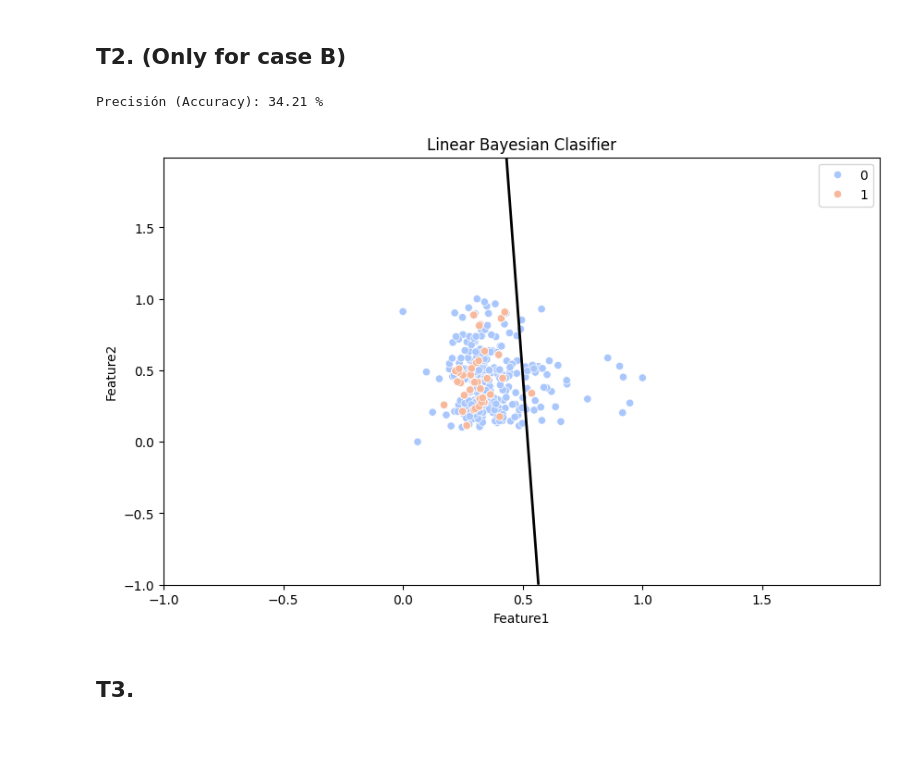
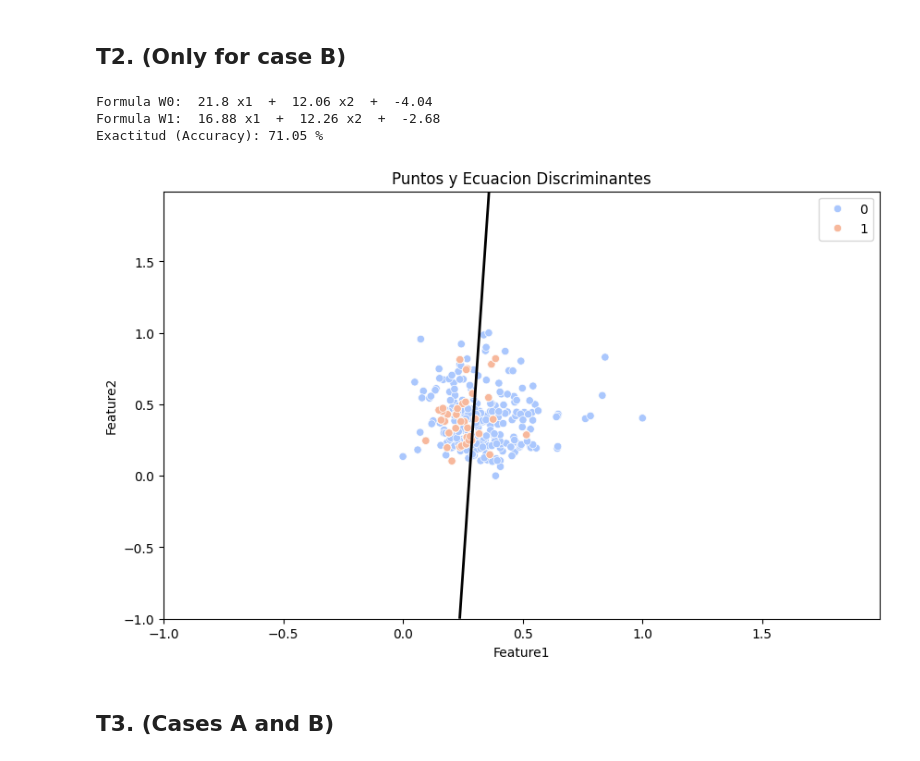
Before and after one commit to pedromartip/Supervised-Learning, a Jupyter notebook: Handout#2.ipynb, the cells around one changed output. Saved outputs shown, nothing was run; the diff lists cells and outputs as text; code cells hidden in the pictures.

```diff
--- a/Handout#2.ipynb
+++ b/Handout#2.ipynb
@@ -16,5 +25,5 @@ from sklearn.metrics import accuracy_score
 # %%
-df = pd.read_csv('ds07.csv')
+df = pd.read_csv('ds03.csv')
 df
 # %% [output]
 |  | danceability | energy | key | loudness | mode | speechiness | acousticness | instrumentalness | ... |
@@ -165,23 +190,13 @@ plt.show()
 # %% [markdown]
 ## T2. (Only for case B)
 # %%
-# Dividir los datos en conjuntos de entrenamiento y prueba
-dfB_Train, dfB_Test = train_test_split(dfB, test_size=0.3, random_state=100)
-
-# Separamos las clases
-dfW0 = dfB_Train[dfB_Train['class'] == 0].drop('class', axis=1)
-dfW1 = dfB_Train[dfB_Train['class'] == 1].drop('class', axis=1)
-
-# Calculamos la media de cada caracteristica de cada clase
-meanW0 = np.array([dfW0['Feature1'].mean() , dfW0['Feature2'].mean()])
-meanW1 = np.array([dfW1['Feature1'].mean() , dfW1['Feature2'].mean()])
 
 #Calculamos una sola matriz para todas las clases
-covMatrix = np.cov(dfB_Train.drop('class', axis=1), rowvar=False)
+covMatrix2Class = np.cov(dfB_Train.drop('class', axis=1), rowvar=False)
 
 #CREAMOS LA FUNCION DISCRIMINANTE
 prior = 0.5  # Clases equiprobables
-c = - 0.5 * np.log(det(covMatrix)) - np.log(2*math.pi)
+c = - 0.5 * np.log(det(covMatrix2Class)) - np.log(2*math.pi)
 
 # Calculamos las predicciones de cada una de las variables de Test
 
@@ -190,8 +205,8 @@ y = np.array(dfB_Test['class'])
 predictions = []
 
 for i in range(len(X)):
-    g0 = -0.5 * X[i].T @ inv(covMatrix) @ X[i] + 0.5 * X[i].T @ inv(covMatrix) @ meanW0 + 0.5 * meanW0.T @ inv(covMatrixW0) @ X[i] - 0.5 * meanW0.T @ inv(covMatrixW0) @ meanW0 + np.log(prior) + c
-    g1 = -0.5 * X[i].T @ inv(covMatrix) @ X[i] + 0.5 * X[i].T @ inv(covMatrix) @ meanW1 + 0.5 * meanW1.T @ inv(covMatrixW1) @ X[i] - 0.5 * meanW1.T @ inv(covMatrixW1) @ meanW1 + np.log(prior) + c
+    g0 = -0.5 * X[i].T @ inv(covMatrix2Class) @ X[i] + 0.5 * X[i].T @ inv(covMatrix2Class) @ meanW0 + 0.5 * meanW0.T @ inv(covMatrix2Class) @ X[i] - 0.5 * meanW0.T @ inv(covMatrix2Class) @ meanW0 + np.log(prior) + c
+    g1 = -0.5 * X[i].T @ inv(covMatrix2Class) @ X[i] + 0.5 * X[i].T @ inv(covMatrix2Class) @ meanW1 + 0.5 * meanW1.T @ inv(covMatrix2Class) @ X[i] - 0.5 * meanW1.T @ inv(covMatrix2Class) @ meanW1 + np.log(prior) + c
 
     if g0 > g1:
         predictions.append(0)
@@ -199,40 +214,58 @@ for i in range(len(X)):
         predictions.append(1)
 
 
+# Para obtener la formula
+    #Sacamos el determinante de la matriz
+detcovMatrix = np.linalg.det(covMatrix2Class)
+
+    # Obtenemos los valores de:
+A0, B0, C0, D0, E0, F0 = calculateCoeff(covMatrix2Class,meanW0, c)
+
+print('Formula W0: ',D0.round(2),'x1  + ',E0.round(2),'x2  + ',F0.round(2))
+
+    # Obtenemos los valores de:
+A1, B1, C1, D1, E1, F1 = calculateCoeff(covMatrix2Class,meanW1, c)
+
+print('Formula W1: ',D1.round(2),'x1  + ',E1.round(2),'x2  + ',F1.round(2))
+
+
+
 #Calculamos la precision del modelo
 accuracy = accuracy_score(y, predictions)
-print('Precisión (Accuracy):', (accuracy*100).round(2),'%')
+print('Exactitud (Accuracy):', (accuracy*100).round(2),'%')
 # %% [output]
-Precisión (Accuracy): 34.21 %
+Formula W0:  21.8 x1  +  12.06 x2  +  -4.04
+Formula W1:  16.88 x1  +  12.26 x2  +  -2.68
+Exactitud (Accuracy): 71.05 %
 # %%
 # Crea una malla de puntos para la visualización
 x_min, x_max = dfB['Feature1'].min() - 1, dfB['Feature1'].max() + 1
 y_min, y_max = dfB['Feature2'].min() - 1, dfB['Feature2'].max() + 1
 xx, yy = np.meshgrid(np.arange(x_min, x_max, 0.01), np.arange(y_min, y_max, 0.01))
 
 # Calcula las funciones discriminantes para cada punto en la malla
 Z0 = np.zeros_like(xx)
 Z1 = np.zeros_like(xx)
 
 for i in range(xx.shape[0]):
     for j in range(xx.shape[1]):
         point = np.array([xx[i, j], yy[i, j]])
-        g0 = -0.5 * point.T @ inv(covMatrix) @ point + 0.5 * point.T @ inv(covMatrix) @ meanW0 + 0.5 * meanW0.T @ inv(covMatrix) @ point - 0.5 * meanW0.T @ inv(covMatrix) @ meanW0 + np.log(prior) + c0
-        g1 = -0.5 * point.T @ inv(covMatrix) @ point + 0.5 * point.T @ inv(covMatrix) @ meanW1 + 0.5 * meanW1.T @ inv(covMatrix) @ point - 0.5 * meanW1.T @ inv(covMatrix) @ meanW1 + np.log(prior) + c1
+        g0 = -0.5 * point.T @ inv(covMatrix2Class) @ point + 0.5 * point.T @ inv(covMatrix2Class) @ meanW0 + 0.5 * meanW0.T @ inv(covMatrix2Class) @ point - 0.5 * meanW0.T @ inv(covMatrix2Class) @ meanW0 + np.log(prior) + c
+        g1 = -0.5 * point.T @ inv(covMatrix2Class) @ point + 0.5 * point.T @ inv(covMatrix2Class) @ meanW1 + 0.5 * meanW1.T @ inv(covMatrix2Class) @ point - 0.5 * meanW1.T @ inv(covMatrix2Class) @ meanW1 + np.log(prior) + c
         Z0[i, j] = g0
         Z1[i, j] = g1
 
 # Grafica los puntos y las regiones de decisión
 plt.figure(figsize=(10, 6))
 sns.scatterplot(x='Feature1', y='Feature2', hue='class', data=dfB, palette='coolwarm', legend='full')
 plt.contour(xx, yy, Z0-Z1, levels=[0], linewidths=2, colors='black')  # Línea de decisión
 
-plt.title('Linear Bayesian Clasifier')
+plt.title('Puntos y Ecuacion Discriminantes')
 plt.xlabel('Feature1')
 plt.ylabel('Feature2')
 plt.legend(loc='upper right')
 plt.show()
 # %% [output]
-[figure, old version]
+[figure, new version]
 # %% [markdown]
-## T3.
+## T3. (Cases A and B)
```
Also changed, not shown: parts of 14 cells of this notebook.
